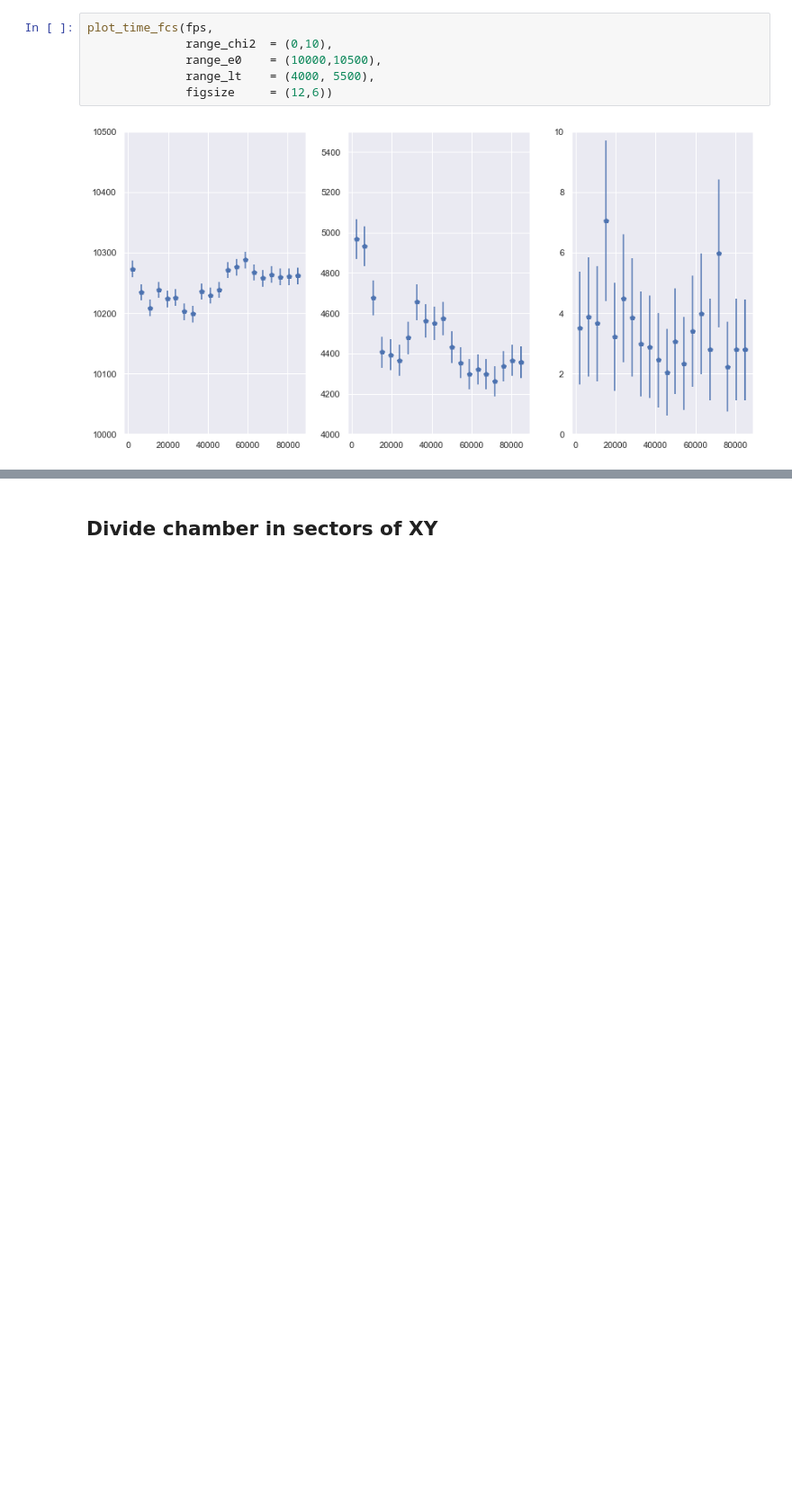
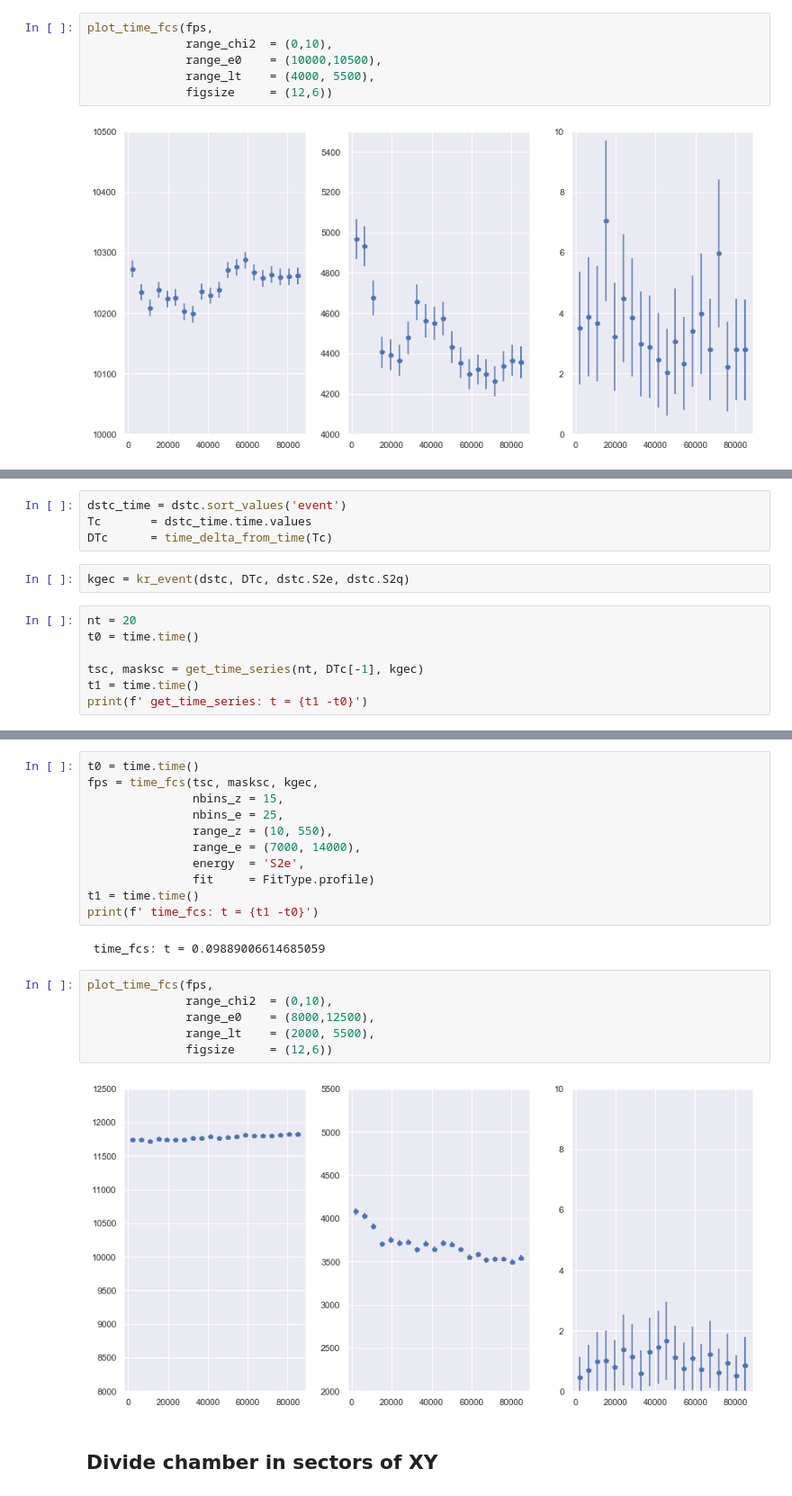
Before and after one commit to proscrite/KrCalibNB, a Jupyter notebook: ltmapsNB/kr_lifetime_maps_XY_6364.ipynb, the cells around one changed output, grey strips where cells are left out. Shown at 90% size. Drawn from its saved outputs; the diff is of its cells as text; blank space fills up the shorter version.

```diff
--- a/ltmapsNB/kr_lifetime_maps_XY_6364.ipynb
+++ b/ltmapsNB/kr_lifetime_maps_XY_6364.ipynb
@@ -287,0 +292,13 @@ plot_time_fcs(fps,
+# %%
+dstc_time = dstc.sort_values('event')
+Tc       = dstc_time.time.values
+DTc      = time_delta_from_time(Tc)
+# %%
+kgec = kr_event(dstc, DTc, dstc.S2e, dstc.S2q)
+# %%
+nt = 20
+t0 = time.time()
+
+tsc, masksc = get_time_series(nt, DTc[-1], kgec)
+t1 = time.time()
+print(f' get_time_series: t = {t1 -t0}')
@@ -288,3 +313,24 @@ plot_time_fcs(fps,
+# %%
+t0 = time.time()
+fps = time_fcs(tsc, masksc, kgec,
+               nbins_z = 15,
+               nbins_e = 25,
+               range_z = (10, 550),
+               range_e = (7000, 14000),
+               energy  = 'S2e',
+               fit     = FitType.profile)
+t1 = time.time()
+print(f' time_fcs: t = {t1 -t0}')
+# %% [output]
+ time_fcs: t = 0.09889006614685059
+# %%
+plot_time_fcs(fps,
+              range_chi2  = (0,10),
+              range_e0    = (8000,12500),
+              range_lt    = (2000, 5500),
+              figsize     = (12,6))
+# %% [output]
+[figure, added]
 # %% [markdown]
 ## Divide chamber in sectors of XY
 # %%
```
Also changed, not shown: parts of 11 cells of this notebook, 13 other files.
